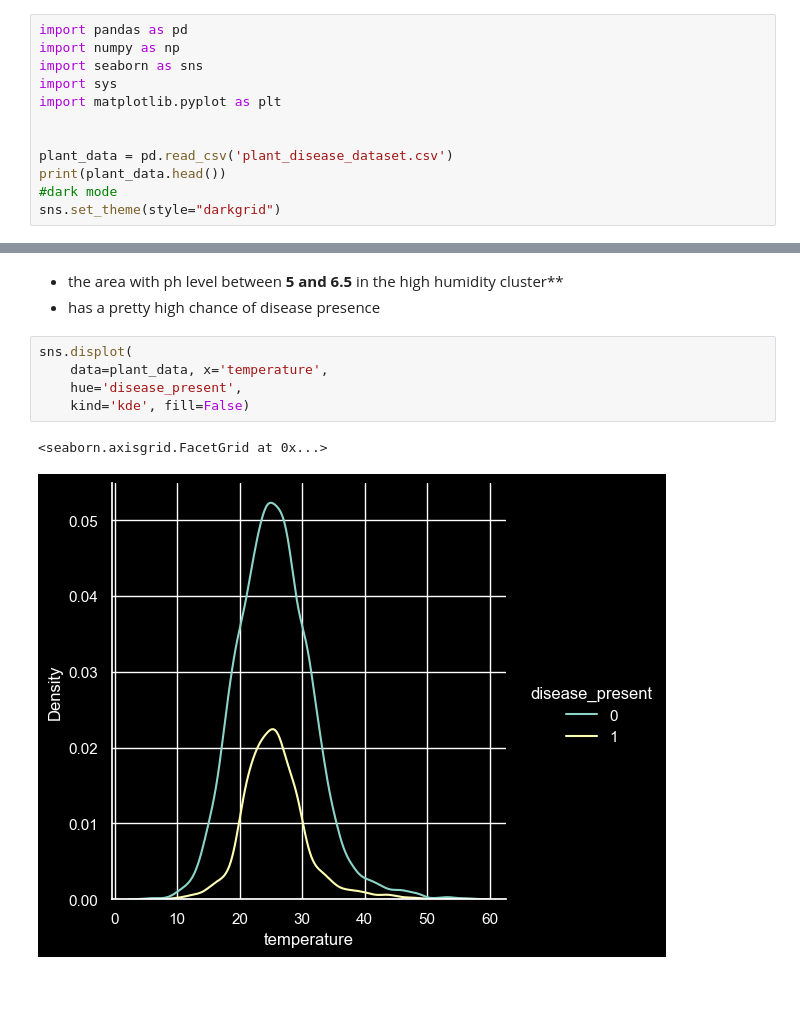
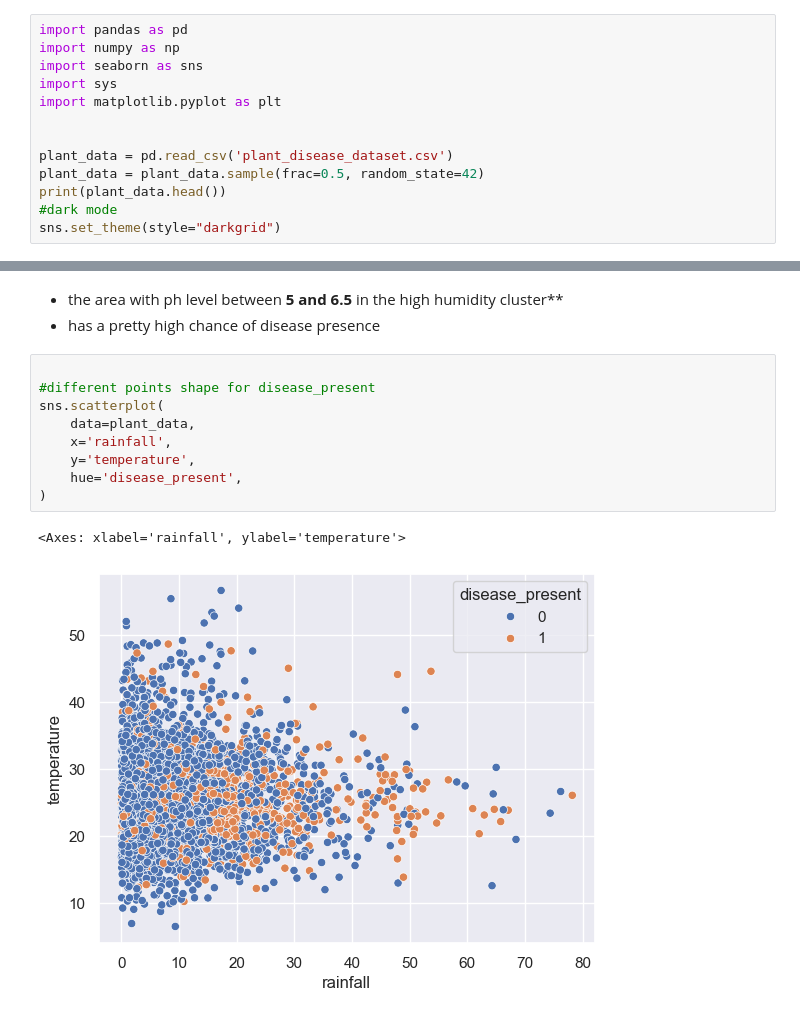
Before and after one commit to gts0025/test_projects.py, a Jupyter notebook: python/AI and data/plant_disease/jupiter_plant_data_analysis.ipynb, the cells around one changed output, grey strips where cells are left out. Saved outputs shown, nothing was run; the diff lists cells and outputs as text; blank space fills up the shorter version.

```diff
--- a/python/AI and data/plant_disease/jupiter_plant_data_analysis.ipynb
+++ b/python/AI and data/plant_disease/jupiter_plant_data_analysis.ipynb
@@ -9,6 +9,7 @@ import matplotlib.pyplot as plt
 
 
 plant_data = pd.read_csv('plant_disease_dataset.csv')
+plant_data = plant_data.sample(frac=0.5, random_state=42)
 print(plant_data.head())
 #dark mode
 sns.set_theme(style="darkgrid")
@@ -45,10 +46,14 @@ sns.scatterplot(data=plant_data, x='soil_pH', y='humidity', hue='disease_present
  - the area with ph level between **5 and 6.5** in the high humidity cluster**
  - has a pretty high chance of disease presence
 # %%
-sns.displot(
-    data=plant_data, x='temperature',
+
+#different points shape for disease_present
+sns.scatterplot(
+    data=plant_data,
+    x='rainfall',
+    y='temperature',
     hue='disease_present',
-    kind='kde', fill=False)
+)
 # %% [output]
-<seaborn.axisgrid.FacetGrid at 0x...>
+<Axes: xlabel='rainfall', ylabel='temperature'>
-[figure, old version]
+[figure, new version]
```
Also changed, not shown: parts of 3 cells of this notebook.
